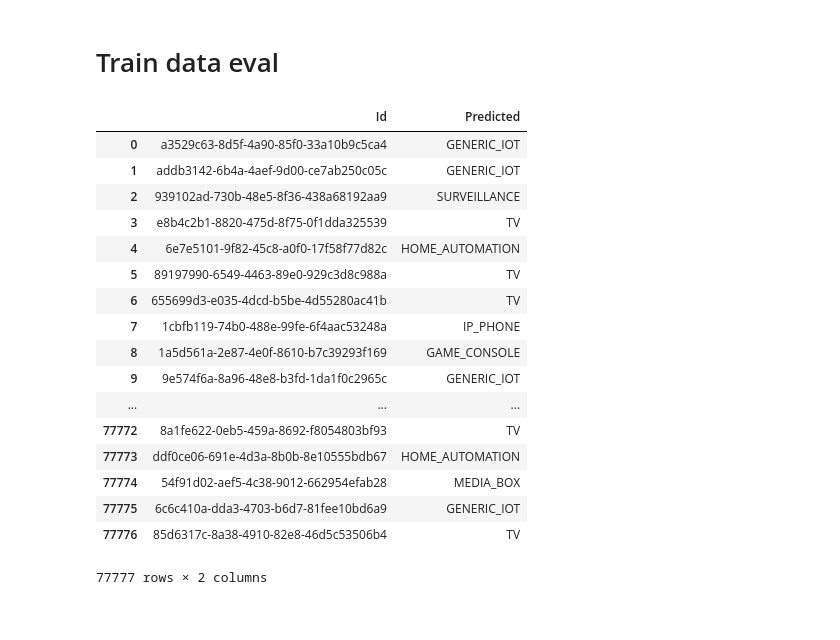
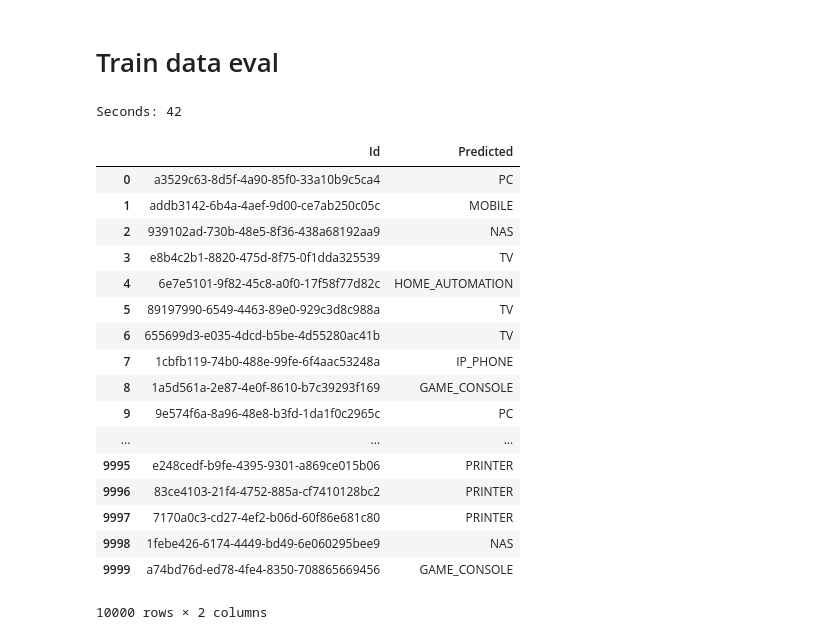
Before and after one commit to mohwald/cybersec19, a Jupyter notebook: cybersec.ipynb, the cells around one changed output. Saved outputs shown, nothing was run; the diff lists cells and outputs as text; code cells hidden in the pictures.

```diff
--- a/cybersec.ipynb
+++ b/cybersec.ipynb
@@ -322,6 +419,9 @@ def get_ports(services):
     return list(map(lambda x: (x['port'], protocol2index(x['protocol'])), services)) if isinstance(services, list) else []
 
 # def get_manufacturer()
+# def get_model()
+# def get_premodel()
+# def get_upnp_services()
 
 def get_services(mdns_services):
     return mdns_services if isinstance(mdns_services, list) else []
@@ -331,5 +431,23 @@ def get_dhcps(dhcp):
 
 # def get_mac()
 
+def get_ssdp_nt(ssdp):
+    if not isinstance(ssdp, list): return []
+    ret_nts = []
+    for d in ssdp:
+        if 'nt' not in d: continue
+        nts = d['nt'].split(':')
+        if nts[0] != 'urn' and nts[0] != 'upnp': continue
+        for nt in nts:
+            if nt.replace('.','',1).isdigit(): continue
+            if nt not in ret_nts:
+                ret_nts.append(nt)
+    return ret_nts
+
+# def get_upnp_services()
+
 mac2index = dict(zip(macs, le.fit_transform(macs)))
+manufacturer2index = dict(zip(manufacturers, le.fit_transform(manufacturers)))
+model2index = dict(zip(models, le.fit_transform(models)))
+premodel2index = dict(zip(premodels, le.fit_transform(premodels)))
 # %%
@@ -400,2 +572,4 @@ get_dhcps(df_train['dhcp'][4])
 # %% [markdown]
 ## Splitting data
+# %%
+df = input2df(df_train, ports, manufacturers, services, macs, dhcps, models, premodels, ssdp_nts, upnp_services)
@@ -402,12 +578,10 @@ get_dhcps(df_train['dhcp'][4])
 # %%
-df = input2df(df_train, ports, manufacturers, services, macs, dhcps)
-
 # A) Use train data only
-X_train, X_test, y_train, y_test = train_test_split(df.drop('CLASS', axis=1), df['CLASS'], test_size=0.2)
+# X_train, X_test, y_train, y_test = train_test_split(df.drop('CLASS', axis=1), df['CLASS'], test_size=0.2)
 
 # B) Perform regular ML
-# X_train = df.drop('CLASS', axis=1)
-# y_train = df['CLASS']
+X_train = df.drop('CLASS', axis=1)
+y_train = df['CLASS']
 # %% [markdown]
 # Clasification method
 
@@ -517,30 +692,33 @@ RandomForestClassifier(bootstrap=True, class_weight=None, criterion='gini',
 # %% [markdown]
 # Train data eval
 # %%
-X_test = input2df(df_test, ports, manufacturers, services, is_train=False)
+X_test = input2df(df_test, ports, manufacturers, services, macs, dhcps, models, premodels, ssdp_nts, upnp_services, is_train=False)
+# %% [output]
+Seconds: 42
 # %%
 y_pred = classifier.predict(X_test)
 # %%
-output_df = pd.DataFrame({'Id': df_test['device_id'], 'Predicted': list(map(lambda x: index_classes[x], y_pred))})
+pred = list(map(lambda x: index_classes[x], y_pred))
+output_df = pd.DataFrame({'Id': df_test['device_id'][:10000], 'Predicted': pred})
 output_df
 # %% [output]
 |  | Id | Predicted |
-| 0 | a3529c63-8d5f-4a90-85f0-33a10b9c5ca4 | GENERIC_IOT |
-| 1 | addb3142-6b4a-4aef-9d00-ce7ab250c05c | GENERIC_IOT |
-| 2 | 939102ad-730b-48e5-8f36-438a68192aa9 | SURVEILLANCE |
+| 0 | a3529c63-8d5f-4a90-85f0-33a10b9c5ca4 | PC |
+| 1 | addb3142-6b4a-4aef-9d00-ce7ab250c05c | MOBILE |
+| 2 | 939102ad-730b-48e5-8f36-438a68192aa9 | NAS |
 | 3 | e8b4c2b1-8820-475d-8f75-0f1dda325539 | TV |
 | 4 | 6e7e5101-9f82-45c8-a0f0-17f58f77d82c | HOME_AUTOMATION |
 | 5 | 89197990-6549-4463-89e0-929c3d8c988a | TV |
 | 6 | 655699d3-e035-4dcd-b5be-4d55280ac41b | TV |
 | 7 | 1cbfb119-74b0-488e-99fe-6f4aac53248a | IP_PHONE |
 | 8 | 1a5d561a-2e87-4e0f-8610-b7c39293f169 | GAME_CONSOLE |
-| 9 | 9e574f6a-8a96-48e8-b3fd-1da1f0c2965c | GENERIC_IOT |
+| 9 | 9e574f6a-8a96-48e8-b3fd-1da1f0c2965c | PC |
 | ... | ... | ... |
-| 77772 | 8a1fe622-0eb5-459a-8692-f8054803bf93 | TV |
-| 77773 | ddf0ce06-691e-4d3a-8b0b-8e10555bdb67 | HOME_AUTOMATION |
-| 77774 | 54f91d02-aef5-4c38-9012-662954efab28 | MEDIA_BOX |
-| 77775 | 6c6c410a-dda3-4703-b6d7-81fee10bd6a9 | GENERIC_IOT |
-| 77776 | 85d6317c-8a38-4910-82e8-46d5c53506b4 | TV |
+| 9995 | e248cedf-b9fe-4395-9301-a869ce015b06 | PRINTER |
+| 9996 | 83ce4103-21f4-4752-885a-cf7410128bc2 | PRINTER |
+| 9997 | 7170a0c3-cd27-4ef2-b06d-60f86e681c80 | PRINTER |
+| 9998 | 1febe426-6174-4449-bd49-6e060295bee9 | NAS |
+| 9999 | a74bd76d-ed78-4fe4-8350-708865669456 | GAME_CONSOLE |
-77777 rows × 2 columns
+10000 rows × 2 columns
 # %%
 output_df.to_csv('submission.csv', sep=',', index=False)
```
Also changed, not shown: parts of 26 cells of this notebook.
